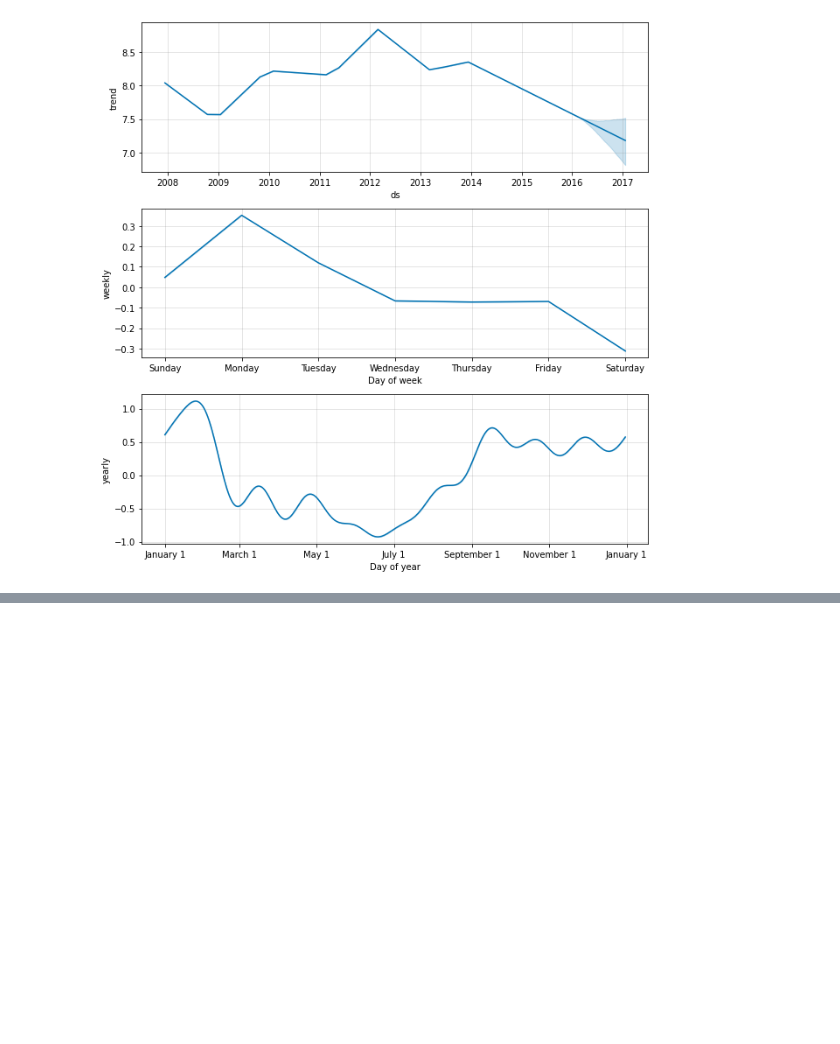
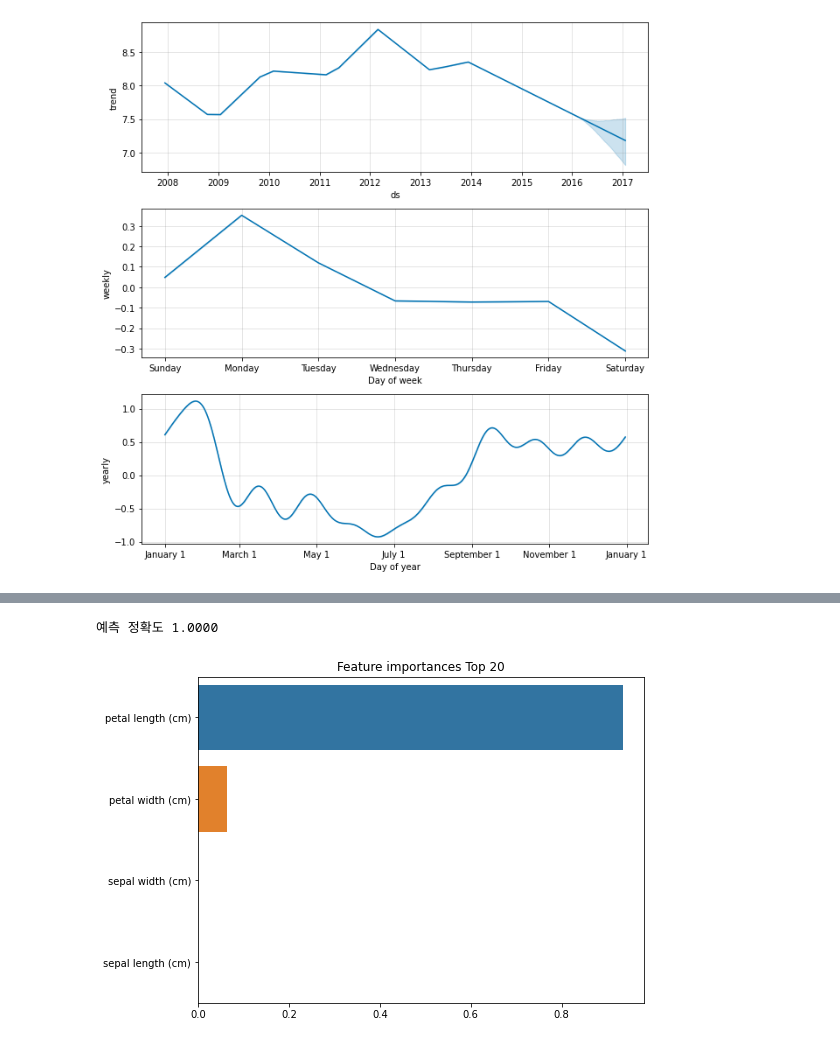
Before and after one commit to kim-hyun-ho/study, a Jupyter notebook: 빅분기_실기_연습.ipynb, the cells around one changed output, grey strips where cells are left out. Drawn from its saved outputs; the diff is of its cells as text; code cells hidden in the pictures; blank space fills up the shorter version.

```diff
--- a/빅분기_실기_연습.ipynb
+++ b/빅분기_실기_연습.ipynb
@@ -919,0 +1186,11 @@ fig2=m.plot_components(forecast)
+# %%
+from sklearn.model_selection import GridSearchCV
+params={
+    'max_depth':[8,12,16,20],
+    'min_samples_split':[16,24]
+}
+
+gCV=GridSearchCV(dt_model, param_grid=params, scoring='accuracy', cv=5, verbose=1)
+gCV.fit(X_train,y_train)
+print('평균 정확도',gCV.best_score_)
+print('최적 설정값',gCV.best_params_)
@@ -919,0 +1203,20 @@ fig2=m.plot_components(forecast)
+# %%
+best_model = gCV.best_estimator_
+pred1 = best_model.predict(X_test)
+print('예측 정확도 {:.4f}'.format(accuracy_score(y_test,pred1)))
+# %% [output]
+예측 정확도 1.0000
+# %%
+import seaborn as sns
+
+fi_values = best_model.feature_importances_
+# X_train.
+fiSeries = pd.Series(fi_values, iris_data.feature_names)# index=X_train.columns)
+
+top20=fiSeries.sort_values(ascending=False)[:20]
+plt.figure(figsize=(8,6))
+plt.title('Feature importances Top 20')
+sns.barplot(x=top20, y=top20.index)
+plt.show()
+# %% [output]
+[figure, added]
```
Also changed, not shown: parts of 61 cells of this notebook.
